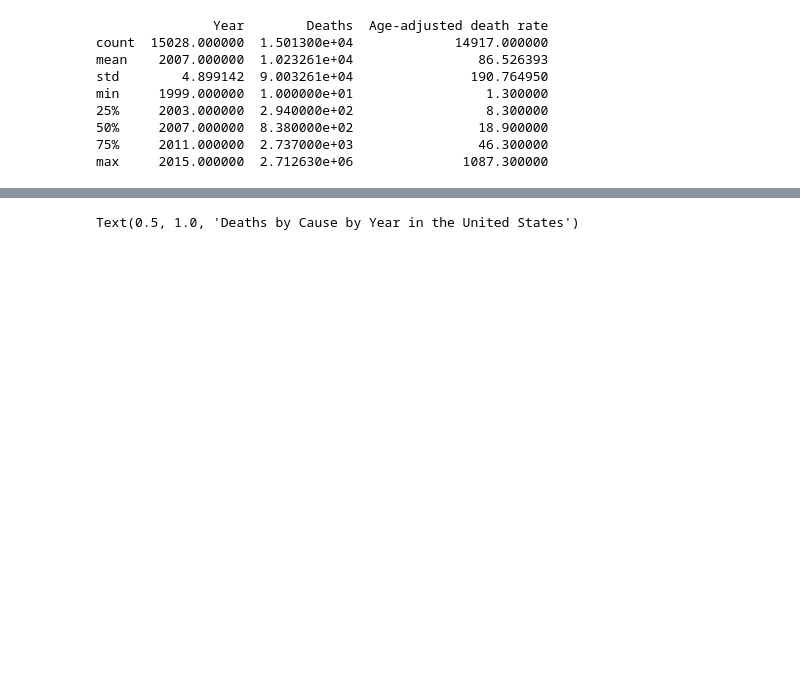
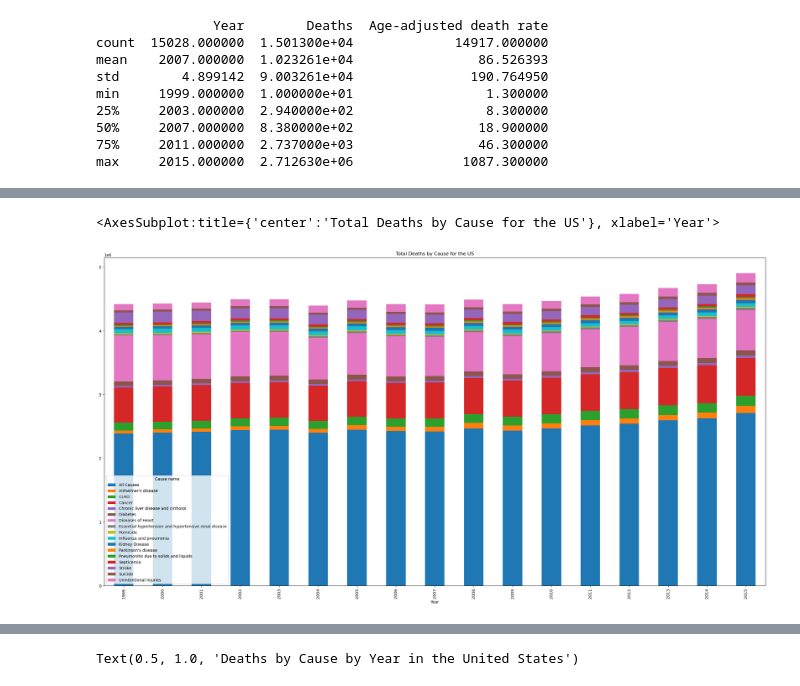
Before and after one commit to mattlehrer/research_methods_assignment_6, a Jupyter notebook: Assignment6_Group_C.ipynb, the cells around one changed output, grey strips where cells are left out. Cells and saved outputs as stored; diff of their text form; code cells hidden in the pictures; blank space fills up the shorter version.

```diff
--- a/Assignment6_Group_C.ipynb
+++ b/Assignment6_Group_C.ipynb
@@ -147,0 +129,6 @@ us_by_year.plot(kind='bar', figsize=(10, 5), title='Deaths by Year in the United
+# %%
+# create a stacked bar chart for the whole us, each bar is a year and each stack is a cause
+us.groupby(['Year', 'Cause name'])['Deaths'].sum().unstack().plot(kind='bar', stacked=True, figsize=(30, 15), title='Total Deaths by Cause for the US')
+# %% [output]
+<AxesSubplot:title={'center':'Total Deaths by Cause for the US'}, xlabel='Year'>
+[figure, added]
```
Also changed, not shown: parts of 10 cells of this notebook.
